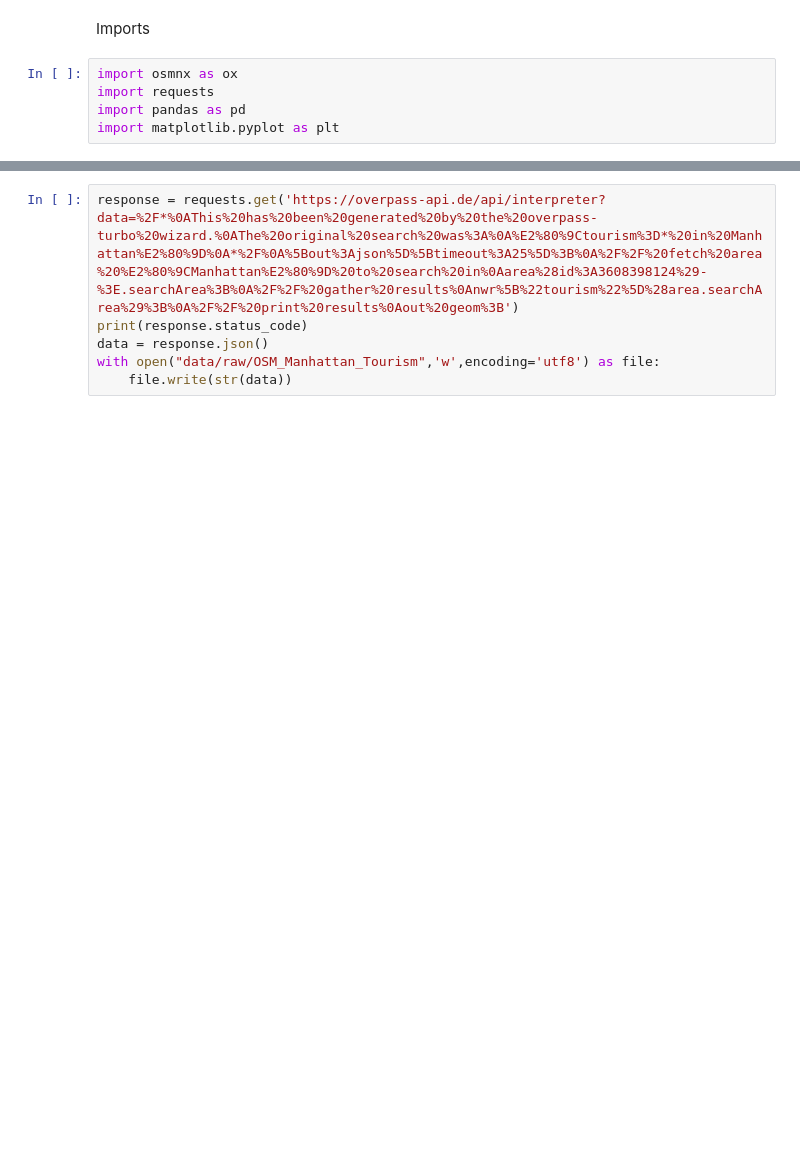
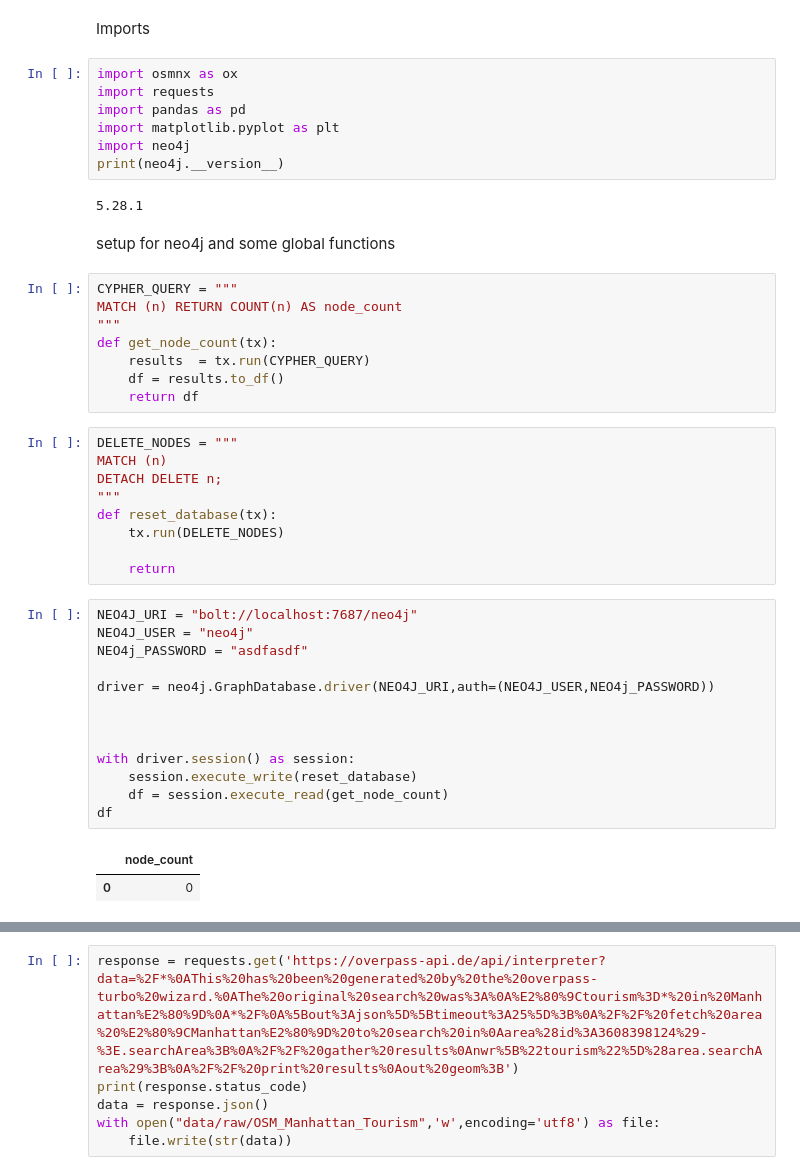
Before and after one commit to mosescj417-15/gsummit-capstone, a Jupyter notebook: gathering_data.ipynb, the cells around one changed output, grey strips where cells are left out. Drawn from its saved outputs; the diff is of its cells as text; blank space fills up the shorter version.

```diff
--- a/gathering_data.ipynb
+++ b/gathering_data.ipynb
@@ -5,3 +5,42 @@ import osmnx as ox
 import requests
 import pandas as pd
 import matplotlib.pyplot as plt
+import neo4j
+print(neo4j.__version__)
+# %% [output]
+5.28.1
+# %% [markdown]
+setup for neo4j and some global functions
+# %%
+CYPHER_QUERY = """
+MATCH (n) RETURN COUNT(n) AS node_count
+"""
+def get_node_count(tx):
+    results  = tx.run(CYPHER_QUERY)
+    df = results.to_df()
+    return df
+# %%
+DELETE_NODES = """
+MATCH (n)
+DETACH DELETE n;
+"""
+def reset_database(tx):
+    tx.run(DELETE_NODES)
+
+    return
+# %%
+NEO4J_URI = "bolt://localhost:7687/neo4j"
+NEO4J_USER = "neo4j"
+NEO4j_PASSWORD = "asdfasdf"
+
+driver = neo4j.GraphDatabase.driver(NEO4J_URI,auth=(NEO4J_USER,NEO4j_PASSWORD))
+
+
+
+with driver.session() as session:
+    session.execute_write(reset_database)
+    df = session.execute_read(get_node_count)
+df
+# %% [output]
+|  | node_count |
+| 0 | 0 |
```
Also changed, not shown: parts of 16 cells of this notebook, 3 other files.
